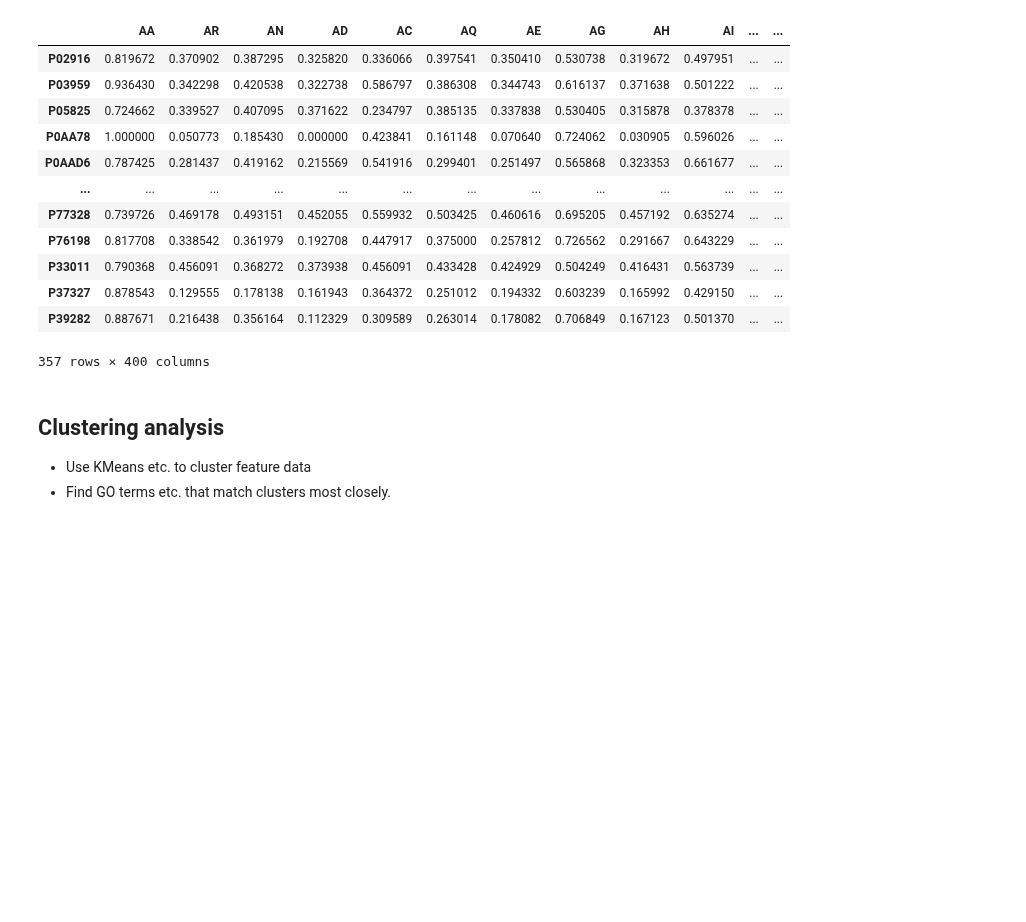
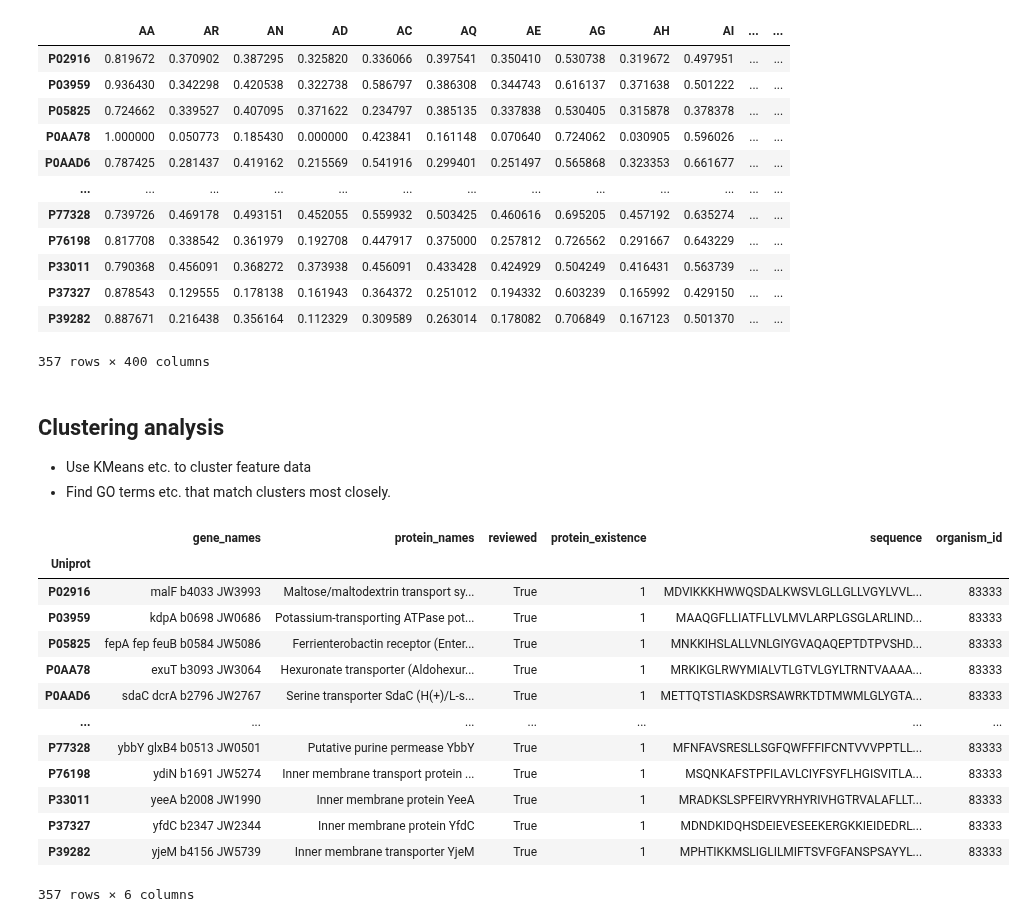
Before and after one commit to adenger/subpred4, a Jupyter notebook: notebooks/ecoli_clusters_protnlm.ipynb, the cells around one changed output. Drawn from its saved outputs; the diff is of its cells as text; code cells hidden in the pictures; blank space fills up the shorter version.

```diff
--- a/notebooks/ecoli_clusters_protnlm.ipynb
+++ b/notebooks/ecoli_clusters_protnlm.ipynb
@@ -447,3 +447,20 @@ feature_pssm
 
 - Use KMeans etc. to cluster feature data
 - Find GO terms etc. that match clusters most closely.
+# %%
+sequences
+# %% [output]
+|  | gene_names | protein_names | reviewed | protein_existence | sequence | organism_id |
+| Uniprot |  |  |  |  |  |  |
+| P02916 | malF b4033 JW3993 | Maltose/maltodextrin transport sy... | True | 1 | MDVIKKKHWWQSDALKWSVLGLLGLLVGYLVVL... | 83333 |
+| P03959 | kdpA b0698 JW0686 | Potassium-transporting ATPase pot... | True | 1 | MAAQGFLLIATFLLVLMVLARPLGSGLARLIND... | 83333 |
+| P05825 | fepA fep feuB b0584 JW5086 | Ferrienterobactin receptor (Enter... | True | 1 | MNKKIHSLALLVNLGIYGVAQAQEPTDTPVSHD... | 83333 |
+| P0AA78 | exuT b3093 JW3064 | Hexuronate transporter (Aldohexur... | True | 1 | MRKIKGLRWYMIALVTLGTVLGYLTRNTVAAAA... | 83333 |
+| P0AAD6 | sdaC dcrA b2796 JW2767 | Serine transporter SdaC (H(+)/L-s... | True | 1 | METTQTSTIASKDSRSAWRKTDTMWMLGLYGTA... | 83333 |
+| ... | ... | ... | ... | ... | ... | ... |
+| P77328 | ybbY glxB4 b0513 JW0501 | Putative purine permease YbbY | True | 1 | MFNFAVSRESLLSGFQWFFFIFCNTVVVPPTLL... | 83333 |
+| P76198 | ydiN b1691 JW5274 | Inner membrane transport protein ... | True | 1 | MSQNKAFSTPFILAVLCIYFSYFLHGISVITLA... | 83333 |
+| P33011 | yeeA b2008 JW1990 | Inner membrane protein YeeA | True | 1 | MRADKSLSPFEIRVYRHYRIVHGTRVALAFLLT... | 83333 |
+| P37327 | yfdC b2347 JW2344 | Inner membrane protein YfdC | True | 1 | MDNDKIDQHSDEIEVESEEKERGKKIEIDEDRL... | 83333 |
+| P39282 | yjeM b4156 JW5739 | Inner membrane transporter YjeM | True | 1 | MPHTIKKMSLIGLILMIFTSVFGFANSPSAYYL... | 83333 |
+357 rows × 6 columns
```
Also changed, not shown: parts of 13 cells of this notebook.
